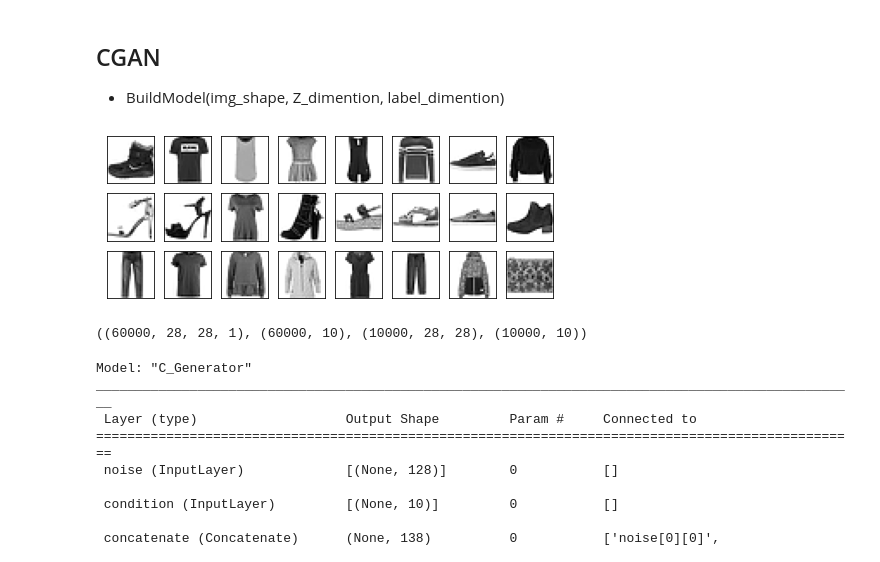
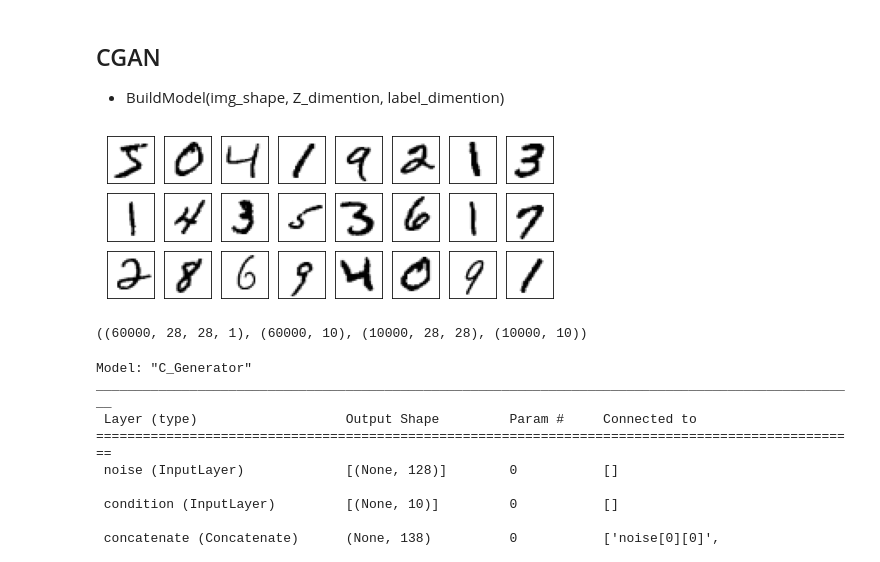
Before and after one commit to komingsu/itedu, a Jupyter notebook: Paper_with_code/GAN, cGAN/Code/code_example.ipynb, the cells around one changed output. Cells and saved outputs as stored; diff of their text form; code cells hidden in the pictures.

```diff
--- a/Paper_with_code/GAN, cGAN/Code/code_example.ipynb
+++ b/Paper_with_code/GAN, cGAN/Code/code_example.ipynb
@@ -89,20 +99,20 @@ _________________________________________________________________
 # %%
 from data_loader import *
 from utils import display_sample_img
 
 IMG_SHAPE = (28,28,1)
 NOISE_DIM = 128
 LABEL_DIM = 10
 
-x_train, y_train, x_test, y_test = fmnist_loader(True, True)
+x_train, y_train, x_test, y_test = mnist_loader(True, True)
 display_sample_img(x_train, (3,8), True)
 x_train.shape, y_train.shape, x_test.shape, y_test.shape
 
 # x_train, _, _, _ = mnist_loader(True, True)
 # display_sample_img(x_train, (3,8), True)
 # x_train.shape
 # %% [output]
-[figure, old version]
+[figure, new version]
 ((60000, 28, 28, 1), (60000, 10), (10000, 28, 28), (10000, 10))
 # %%
 from model import BuildModel
```
Also changed, not shown: parts of 5 cells of this notebook, 6 other files.
